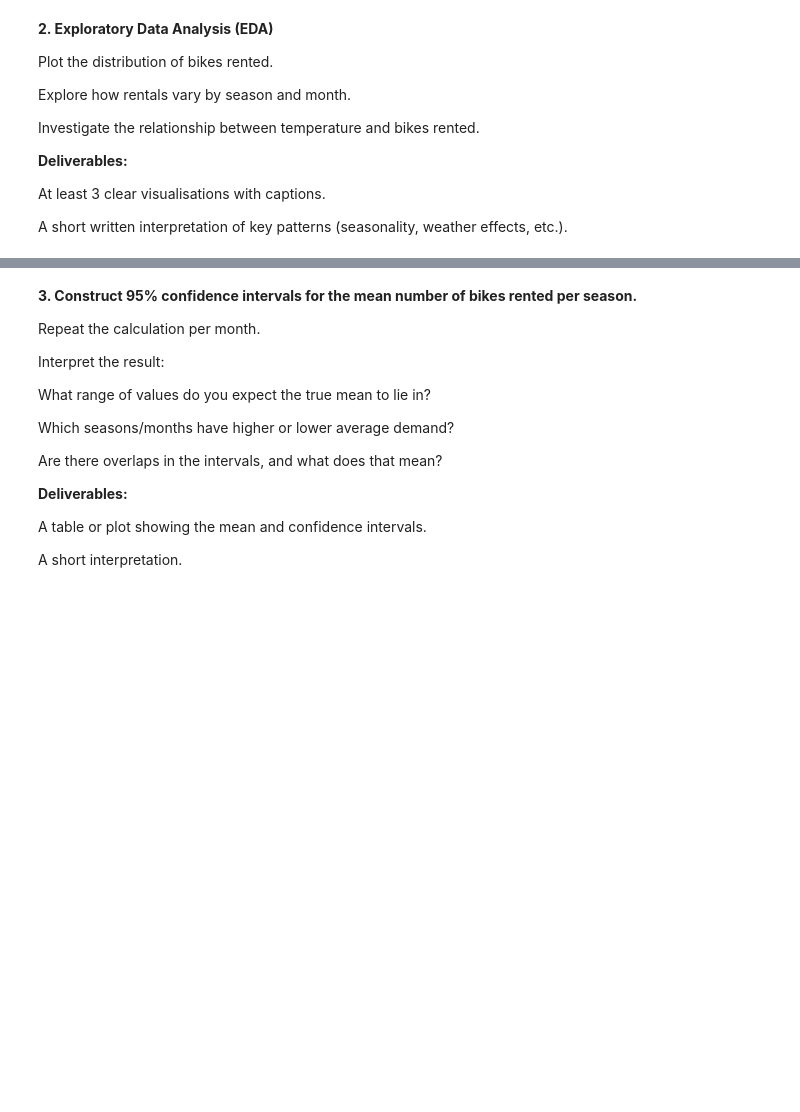
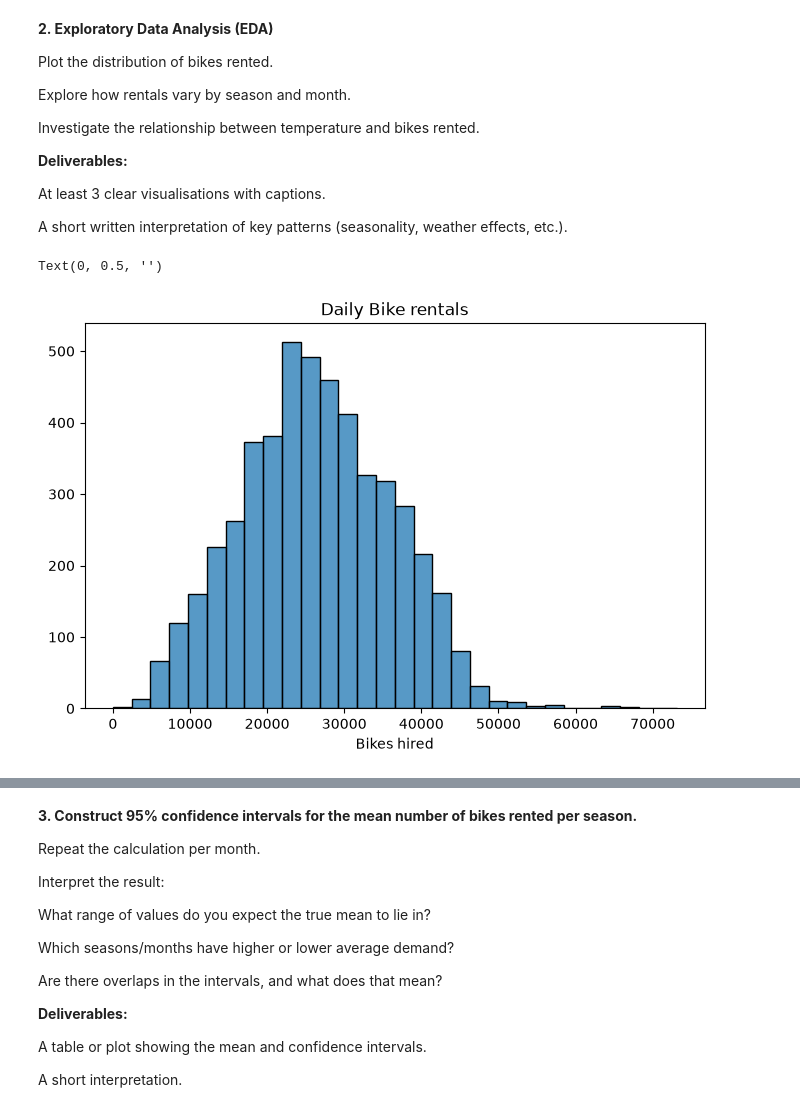
Before and after one commit to JenniferChen23/GroupProject-Analytics-Through-Coding-, a Jupyter notebook: Session_3/Group_Project.ipynb, the cells around one changed output, grey strips where cells are left out. Cells and saved outputs as stored; diff of their text form; code cells hidden in the pictures; blank space fills up the shorter version.

Commit message:
Data_Visualization_1

```diff
--- a/Session_3/Group_Project.ipynb
+++ b/Session_3/Group_Project.ipynb
@@ -186,4 +186,16 @@ At least 3 clear visualisations with captions.
 
 A short written interpretation of key patterns (seasonality, weather effects, etc.).
 # %%
-## Your code goes here
+## Distribution of bikes rented
+plt.figure(figsize=(8,5))
+
+sns.histplot(data=bikes,
+x="bikes_hired",
+bins=30
+             )
+plt.title("Daily Bike rentals")
+plt.xlabel("Bikes hired")
+plt.ylabel("")
+# %% [output]
+Text(0, 0.5, '')
+[figure, added]
```
Also changed, not shown: parts of 2 cells of this notebook.
